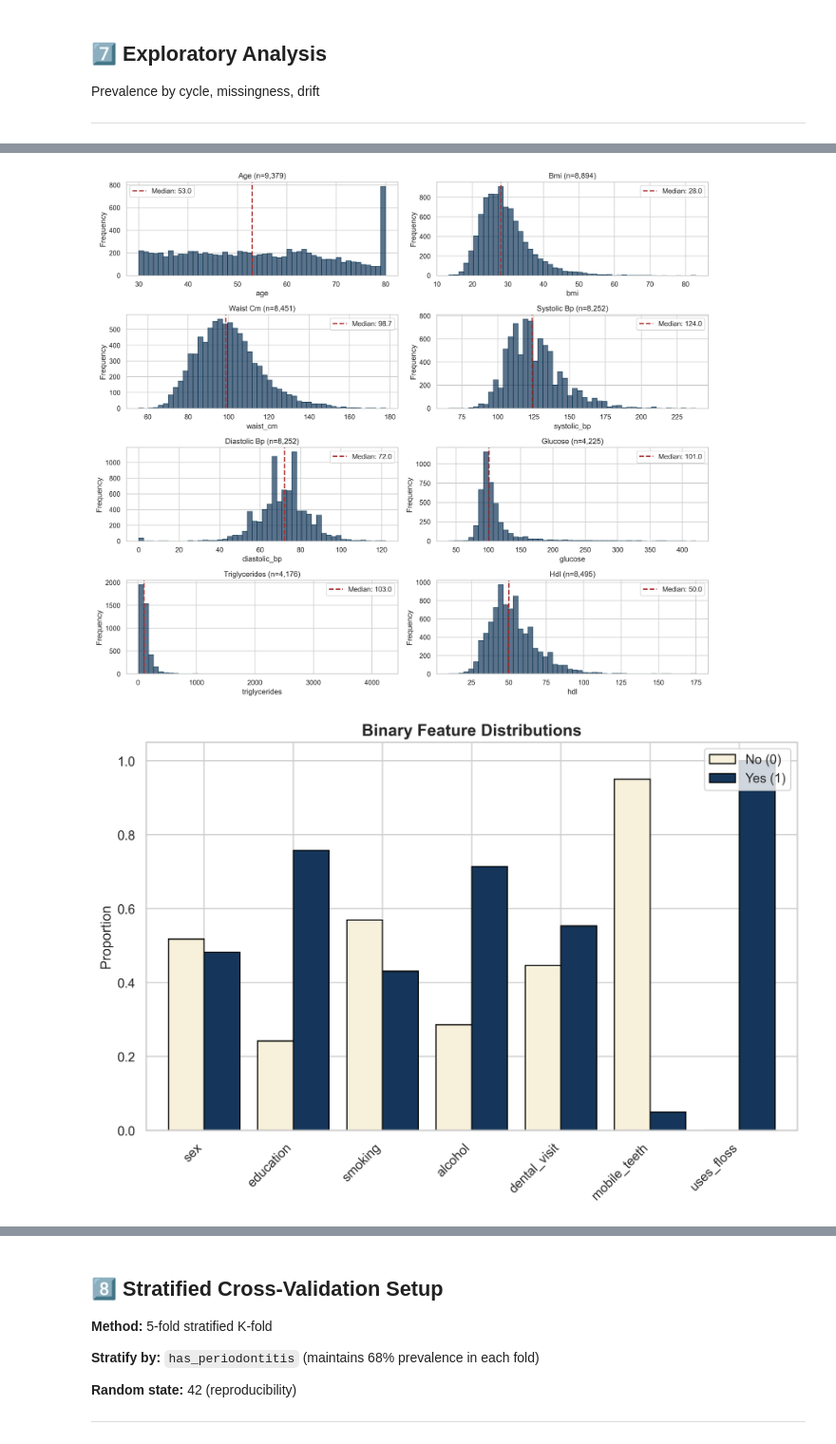
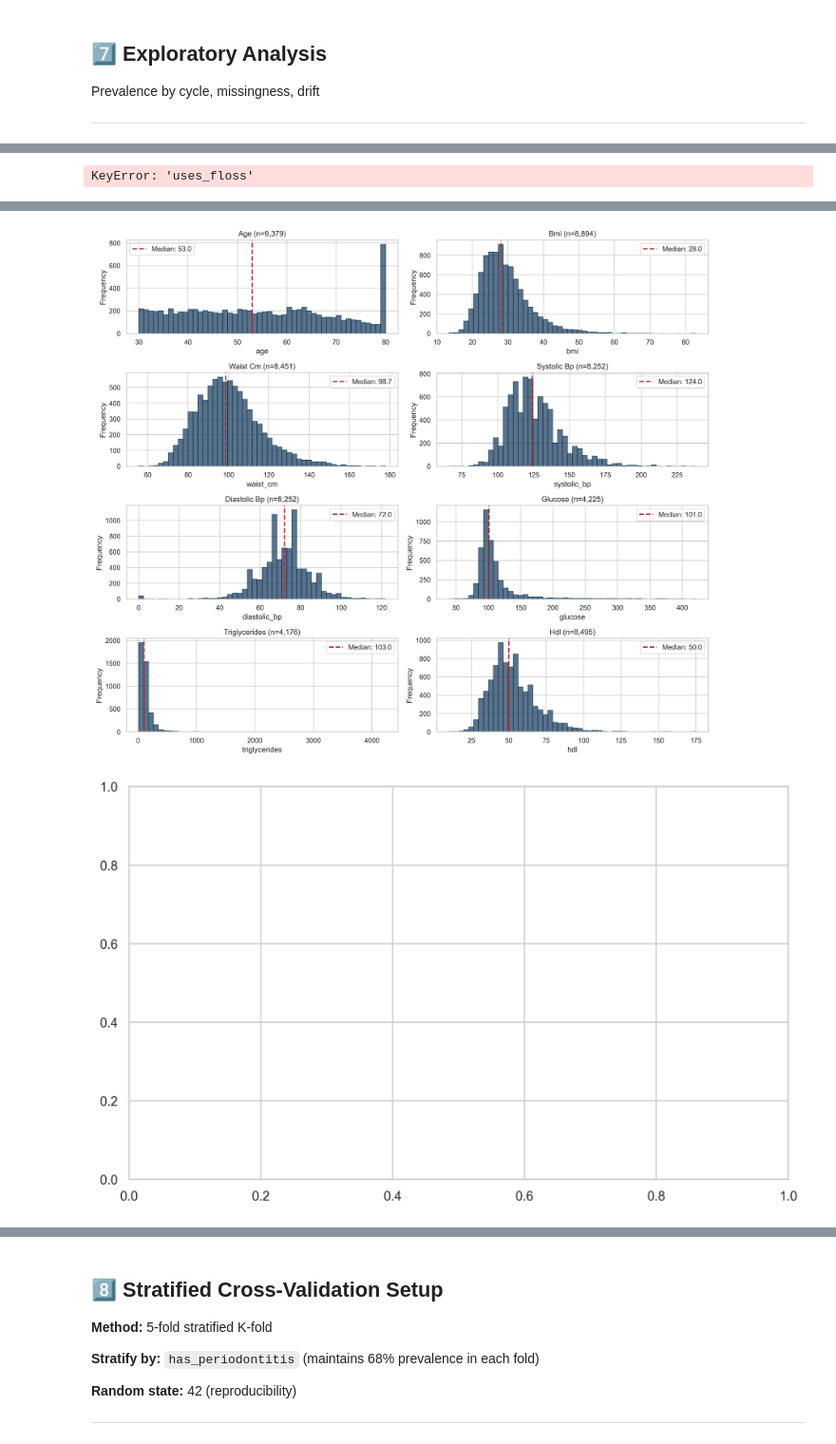
Before and after one commit to Tuminha/NHANES-Periodontitis-Machine-Learning-Project, a Jupyter notebook: notebooks/00_nhanes_periodontitis_end_to_end.ipynb, the cells around one changed output, grey strips where cells are left out. Shown at 95% size. Cells and saved outputs as stored; diff of their text form; code cells hidden in the pictures.

```diff
--- a/notebooks/00_nhanes_periodontitis_end_to_end.ipynb
+++ b/notebooks/00_nhanes_periodontitis_end_to_end.ipynb
@@ -973,7 +973,7 @@ save_figure(fig, FIGURES_DIR / '03_continuous_distributions.png')
 # -------------------------------
 print("\n📊 Generating Binary Feature Frequencies...")
 binary_vars = ['sex', 'education', 'smoking', 'alcohol',
-               'dental_visit', 'mobile_teeth', 'uses_floss']
+               'dental_visit', 'mobile_teeth']  # floss_days is now ordinal, not binary
 
 fig, ax = plt.subplots(figsize=(10, 6))
 
@@ -1120,3 +1110,4 @@ print("="*60)
+KeyError: 'uses_floss'
 [figure]
 [figure]
-[figure, old version]
+[figure, new version]
```
Also changed, not shown: parts of 2 cells of this notebook.
